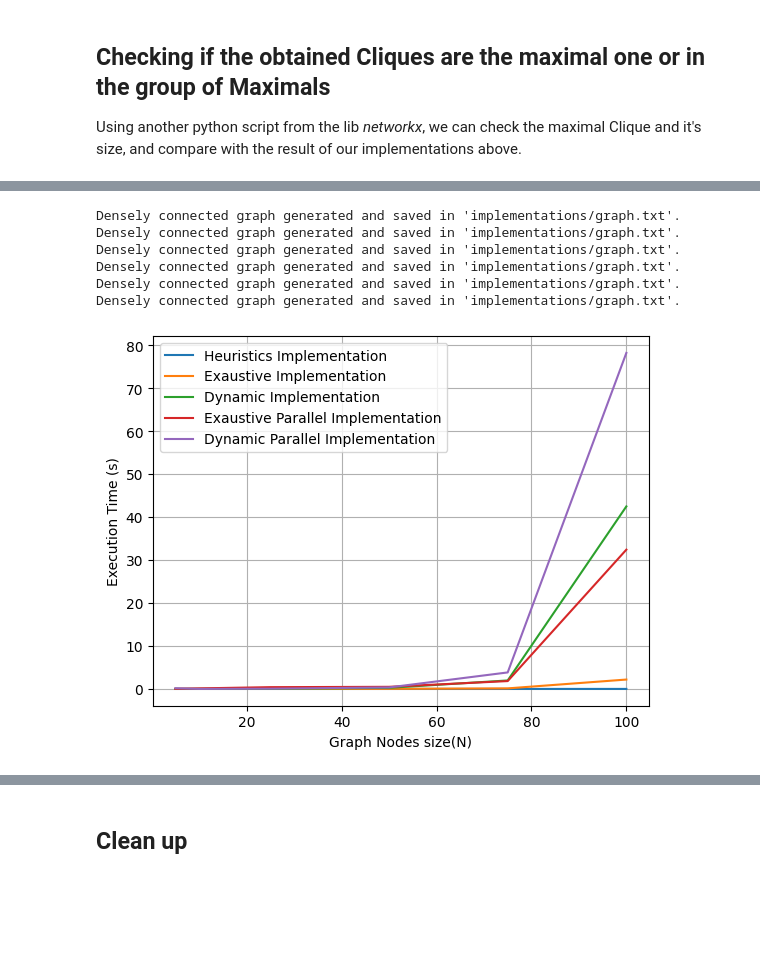
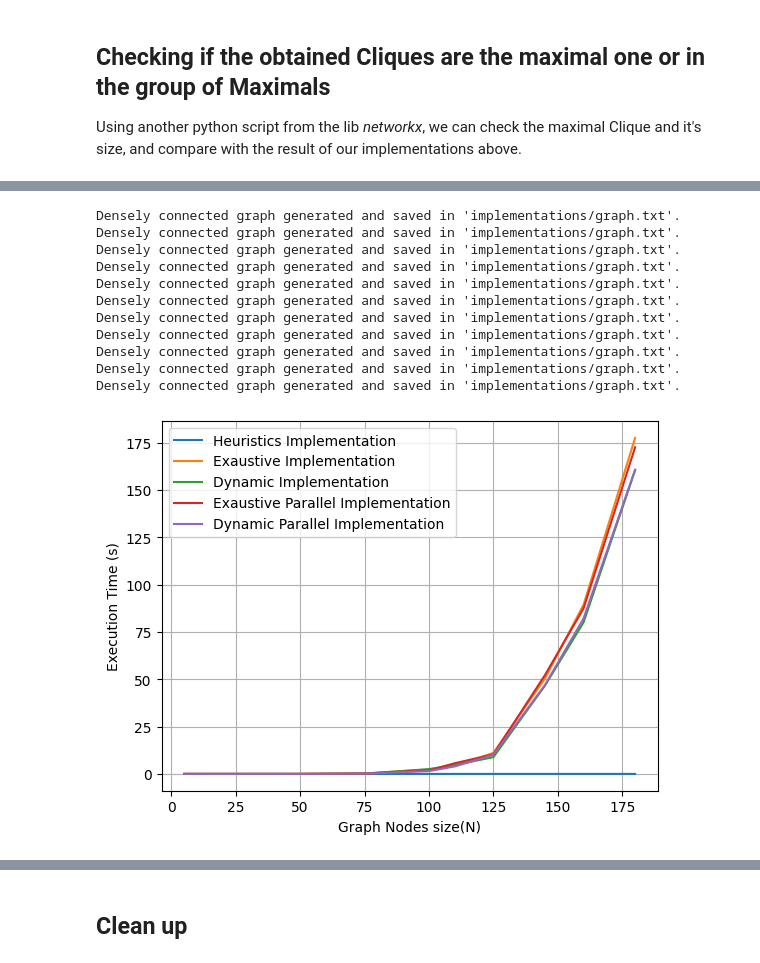
Before and after one commit to matheus-1618/Maximal-Clique-Problem, a Jupyter notebook: src/Report.ipynb, the cells around one changed output, grey strips where cells are left out. Saved outputs shown, nothing was run; the diff lists cells and outputs as text; code cells hidden in the pictures; blank space fills up the shorter version.

```diff
--- a/src/Report.ipynb
+++ b/src/Report.ipynb
@@ -147,7 +731,7 @@ exaustive = []
 dynamic = []
 exaustive_parallel = []
 dynamic_paralell = []
-tamanhos = [5,10,25,50,75,100]#,200,250]
+tamanhos = [5,10,25,50,75,100,110,125,145,160,180]
 for i in tamanhos:
   generate_graph(i,False)
   start = time.perf_counter()
@@ -168,31 +752,36 @@ for i in tamanhos:
   start = time.perf_counter()
   proc = subprocess.run(['./4_recursive_clique_parallel'], text=True, capture_output=True)
   end = time.perf_counter()
   exaustive_parallel.append(end - start)
 
   start = time.perf_counter()
   proc = subprocess.run(['./5_dynamic_programming_parallel'], text=True, capture_output=True)
   end = time.perf_counter()
   dynamic_paralell.append(end - start)
 
 
 
 plt.plot(tamanhos,heuristics,label="Heuristics Implementation")
 plt.plot(tamanhos,exaustive,label="Exaustive Implementation")
 plt.plot(tamanhos,dynamic,label="Dynamic Implementation")
 plt.plot(tamanhos,exaustive_parallel,label="Exaustive Parallel Implementation")
 plt.plot(tamanhos,dynamic_paralell,label="Dynamic Parallel Implementation")
 
 plt.xlabel("Graph Nodes size(N)")
 plt.ylabel("Execution Time (s)")
 plt.legend()
 plt.grid(True)
 plt.show()
 # %% [output]
 Densely connected graph generated and saved in 'implementations/graph.txt'.
 Densely connected graph generated and saved in 'implementations/graph.txt'.
 Densely connected graph generated and saved in 'implementations/graph.txt'.
 Densely connected graph generated and saved in 'implementations/graph.txt'.
 Densely connected graph generated and saved in 'implementations/graph.txt'.
 Densely connected graph generated and saved in 'implementations/graph.txt'.
+Densely connected graph generated and saved in 'implementations/graph.txt'.
+Densely connected graph generated and saved in 'implementations/graph.txt'.
+Densely connected graph generated and saved in 'implementations/graph.txt'.
+Densely connected graph generated and saved in 'implementations/graph.txt'.
+Densely connected graph generated and saved in 'implementations/graph.txt'.
-[figure, old version]
+[figure, new version]
```
Also changed, not shown: parts of 25 cells of this notebook.
